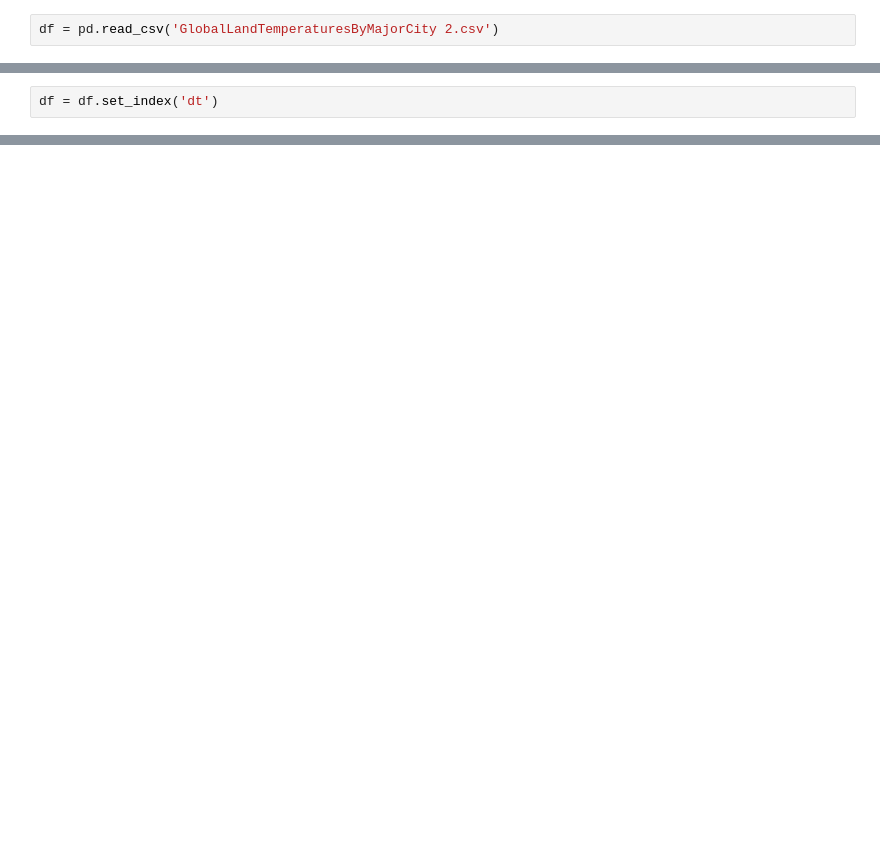
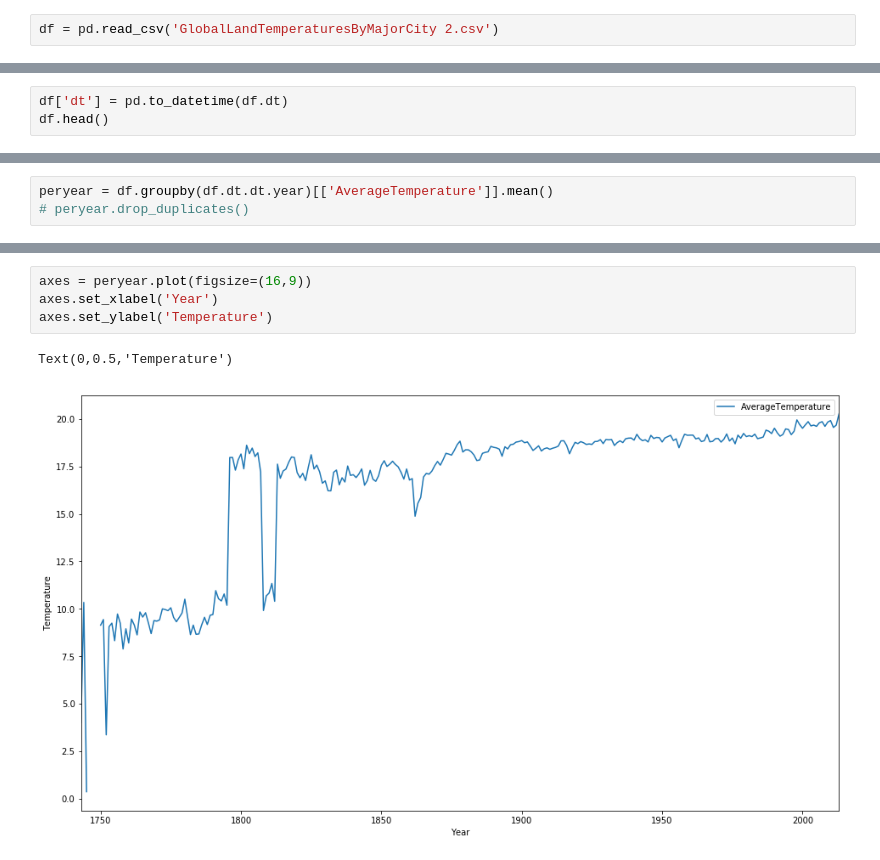
Before and after one commit to nikolaevra/learning-pandas, a Jupyter notebook: weather.ipynb, the cells around one changed output, grey strips where cells are left out. Drawn from its saved outputs; the diff is of its cells as text; blank space fills up the shorter version.

```diff
--- a/weather.ipynb
+++ b/weather.ipynb
@@ -172,2 +8,3 @@ df.groupby(['City', 'Country']).min()
 # %%
-df = df.set_index('dt')
+df['dt'] = pd.to_datetime(df.dt)
+df.head()
@@ -219,0 +18,3 @@ arr
+# %%
+peryear = df.groupby(df.dt.dt.year)[['AverageTemperature']].mean()
+# peryear.drop_duplicates()
@@ -219,0 +31,7 @@ arr
+# %%
+axes = peryear.plot(figsize=(16,9))
+axes.set_xlabel('Year')
+axes.set_ylabel('Temperature')
+# %% [output]
+Text(0,0.5,'Temperature')
+[figure, added]
```
Also changed, not shown: parts of 19 cells of this notebook, 13 other files.
